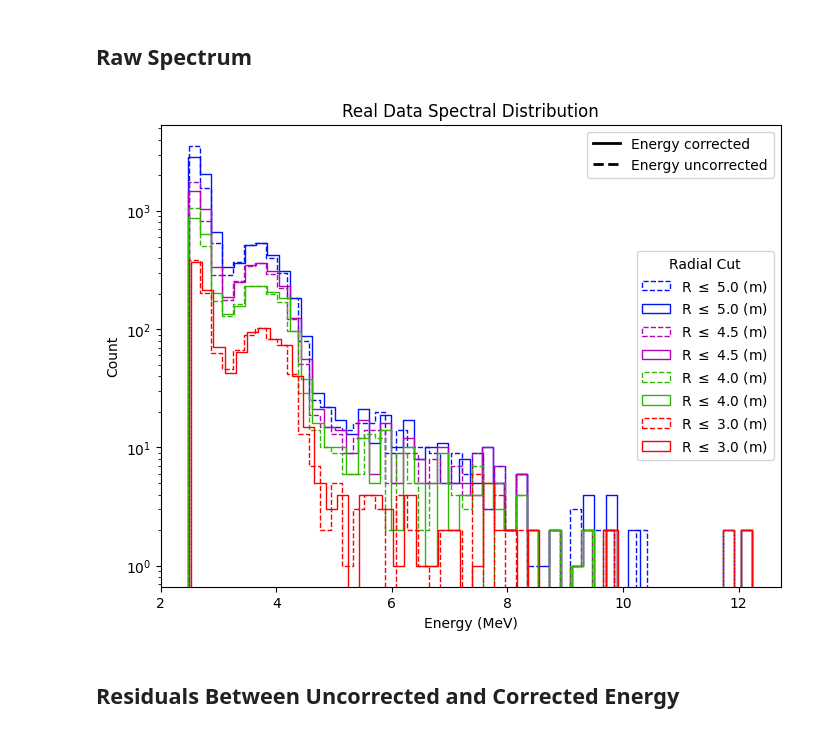
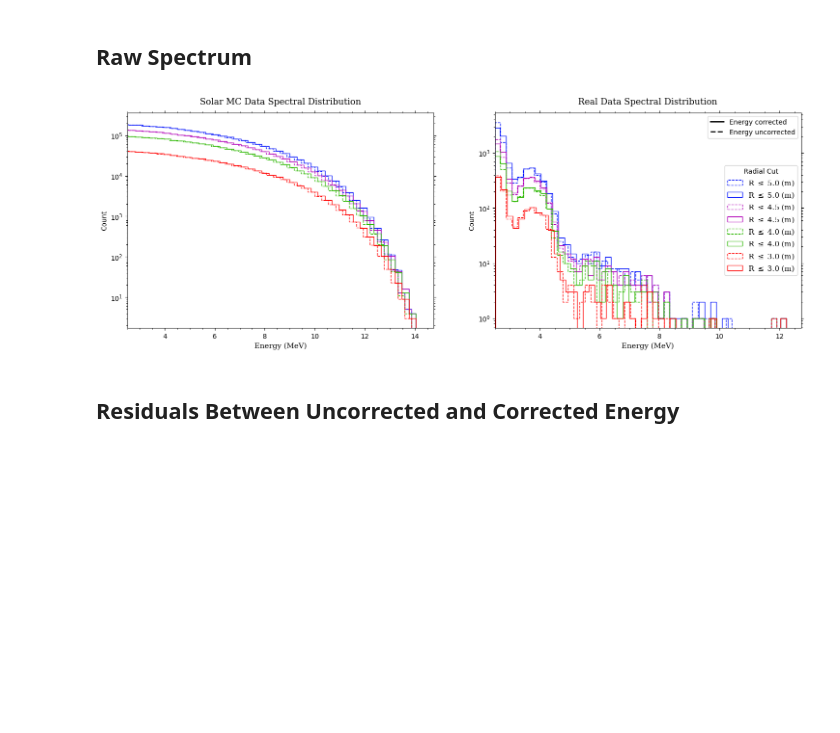
Before and after one commit to joankl/Solar-Neutrinos-Project, a Jupyter notebook: real data analysis/bisMSB/Energy Callibrator Analysis.ipynb, the cells around one changed output. Cells and saved outputs as stored; diff of their text form; code cells hidden in the pictures; blank space fills up the shorter version.

```diff
--- a/real data analysis/bisMSB/Energy Callibrator Analysis.ipynb
+++ b/real data analysis/bisMSB/Energy Callibrator Analysis.ipynb
@@ -11,3 +14,4 @@ import glob
 # Load the Data
 # %%
 obs_list_data = ['energy', 'posr_av', 'energy_corrected']
+obs_list_mc = ['energy', 'posr_av', 'energy_corrected', 'mcke1']
@@ -13,0 +20,17 @@ obs_list_data = ['energy', 'posr_av', 'energy_corrected']
+# %%
+main_dir = 'E:/Data/solars/mc/bisMSB/b8Nue/non_osc/np_array_resume/'
+#main_dir = '/home/joankl/data/solars/mc/bisMSB/b8Nue/non_osc/np_array_resume/'
+
+# ------- Observable Dictionary -------
+obs_dict_b8_Nue_mc = {obs: np.array([]) for obs in obs_list_mc}
+
+# ------- Load and save observables in dictionary -------
+for obs in obs_list_mc:
+    obs_i = np.load(main_dir + obs + '.npy')
+    obs_dict_b8_Nue_mc[obs] = np.append(obs_dict_b8_Nue_mc[obs], obs_i)
+
+# ---- Choose observables ----
+energy_mc = obs_dict_b8_Nue_mc['energy']
+energy_corr_mc = obs_dict_b8_Nue_mc['energy_corrected']
+posr_mc = obs_dict_b8_Nue_mc['posr_av']
+mcke1 = obs_dict_b8_Nue_mc['mcke1']
@@ -50,55 +69,77 @@ r_cut_colors = ['#0313fc', '#b204b8', '#2eb804', '#ff0000']
 # %%
 # ====== Plot Settings ======
 
-plt.figure(figsize = (8, 6))
-
 font_style_title = {'family':'serif', 'weight': 'normal','color':'black','size':13}
-font_style_axis= {'family':'serif', 'weight': 'normal','color':'black','size':12}
+font_style_axis= {'family':'serif', 'weight': 'normal','color':'black','size':11}
 font_prop = font_manager.FontProperties(family=font_style_axis['family'], weight=font_style_axis['weight'], size=font_style_axis['size'])
 
 bins = 50
+
+fig, axes = plt.subplots(1, 2, figsize=(18, 5.8))
 
 for i_dx, r_cut_i in enumerate(r_cut):
 
     # ==== Apply cuts on the dataset ====
 
     # ---- Construct the masks ----
     posr_mask = (posr <= r_cut_i)
+    posr_mc_mask = (posr_mc <= r_cut_i)
 
     # ---- Select the Data ----
     energy_cut = energy[posr_mask]
     energy_corr_cut = energy_corr[posr_mask]
 
+    energy_mc_cut = energy_mc[posr_mc_mask]
+    energy_corr_mc_cut = energy_corr_mc[posr_mc_mask]
+
     # ======== PLOT ========
 
-    sn.histplot(energy_cut, bins = bins, color = r_cut_colors[i_dx], alpha = 0, element = 'step',
+    # ---- MC Data ----
+    sn.histplot(energy_mc_cut, bins = bins, color = r_cut_colors[i_dx], alpha = 0, element = 'step', ax = axes[0],
                 linestyle = "--", label = rf'R $\leq$ {r_cut_i*10**(-3)} (m)')
-    sn.histplot(energy_corr_cut, bins = bins, color = r_cut_colors[i_dx], alpha = 0, element = 'step',
+    sn.histplot(energy_corr_mc_cut, bins = bins, color = r_cut_colors[i_dx], alpha = 0, element = 'step', ax = axes[0],
+                label = rf'R $\leq$ {r_cut_i*10**(-3)} (m)')
+
+    # ---- Read Data ----
+    sn.histplot(energy_cut, bins = bins, color = r_cut_colors[i_dx], alpha = 0, element = 'step', ax = axes[1],
+                linestyle = "--", label = rf'R $\leq$ {r_cut_i*10**(-3)} (m)')
+    sn.histplot(energy_corr_cut, bins = bins, color = r_cut_colors[i_dx], alpha = 0, element = 'step', ax = axes[1],
                 label = rf'R $\leq$ {r_cut_i*10**(-3)} (m)')
 
 # Legend of line-style meaning
 style_legend = [Line2D([0], [0], color='black', lw=2, linestyle='-',
                        label='Energy corrected'),
                 Line2D([0], [0], color='black', lw=2, linestyle='--',
                        label='Energy uncorrected')]
 
 leg1 = plt.legend(handles=style_legend, loc='upper right')
 plt.gca().add_artist(leg1)
 
+# Markers
+for ax_i in axes:
+    ax_i.xaxis.set_minor_locator(MultipleLocator(0.5))
+    ax_i.xaxis.set_major_locator(MultipleLocator(2))
+    ax_i.tick_params(which='minor', top=True, bottom=True, left=True, right=True)
+    ax_i.tick_params(which='major', top=True, bottom=True, left=True, right=True)
+
 #  Legend for r_cut
-plt.legend(loc='center right', title='Radial Cut')
+plt.legend(loc='center right', title='Radial Cut', prop=font_prop)
 
-plt.xlabel('Energy (MeV)')
-plt.title('Real Data Spectral Distribution')
+axes[0].set_xlabel('Energy (MeV)', fontdict = font_style_axis)
+axes[0].set_title('Solar MC Data Spectral Distribution', fontdict = font_style_title, y = 1.02)
+axes[0].set_yscale('log')
+axes[0].set_xlim(2.5, )
 
-plt.yscale('log')
+axes[1].set_xlabel('Energy (MeV)', fontdict = font_style_axis)
+axes[1].set_title('Real Data Spectral Distribution', fontdict = font_style_title, y = 1.02)
+axes[1].set_yscale('log')
+axes[1].set_xlim(2.5, )
 
-plt.xlim(2, )
-
+#plt.savefig('ener_corr_comparison_for_MC_and_RD.png', dpi=300, bbox_inches='tight')
 
 plt.show()
 # %% [output]
-[figure, old version]
+[figure, new version]
 # %% [markdown]
 ## Residuals Between Uncorrected and Corrected Energy
 # %%
```
Also changed, not shown: parts of 13 cells of this notebook, 2 other files.
